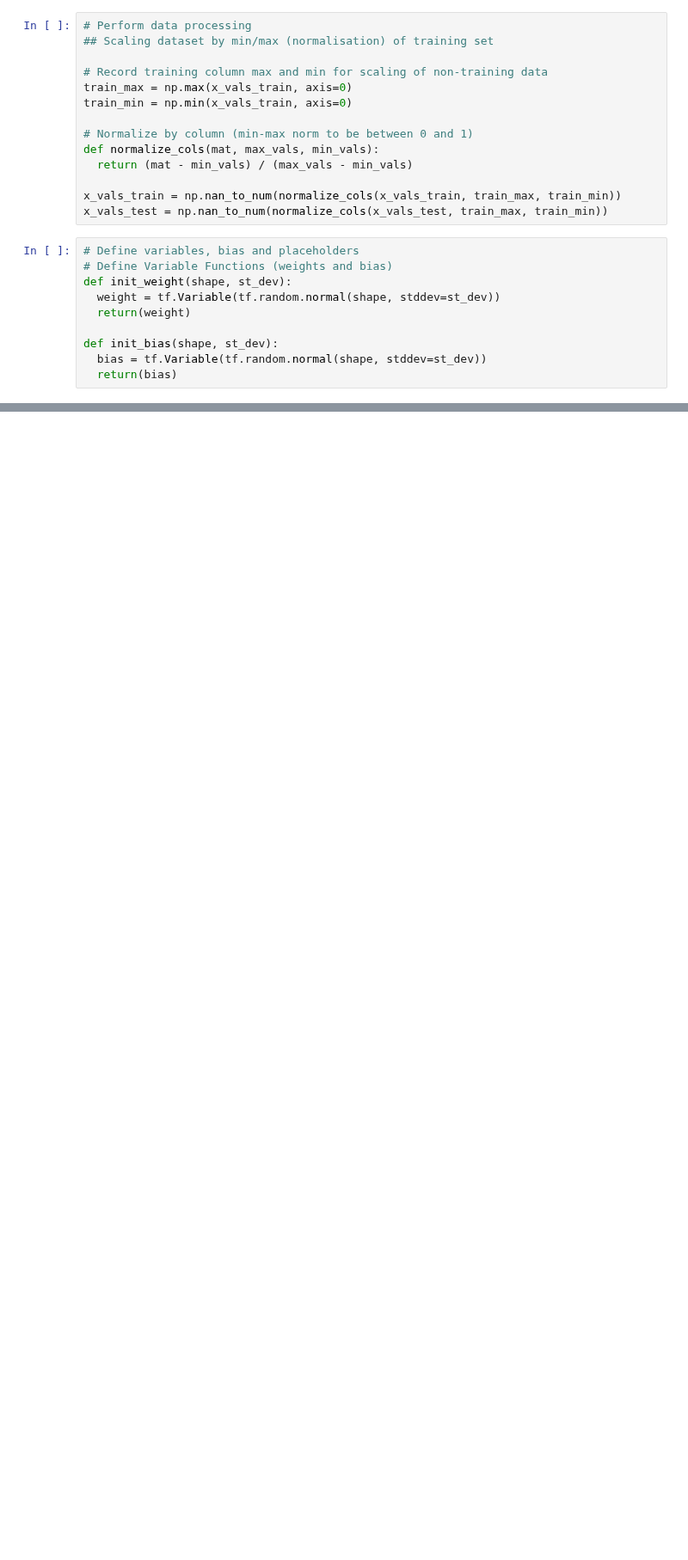
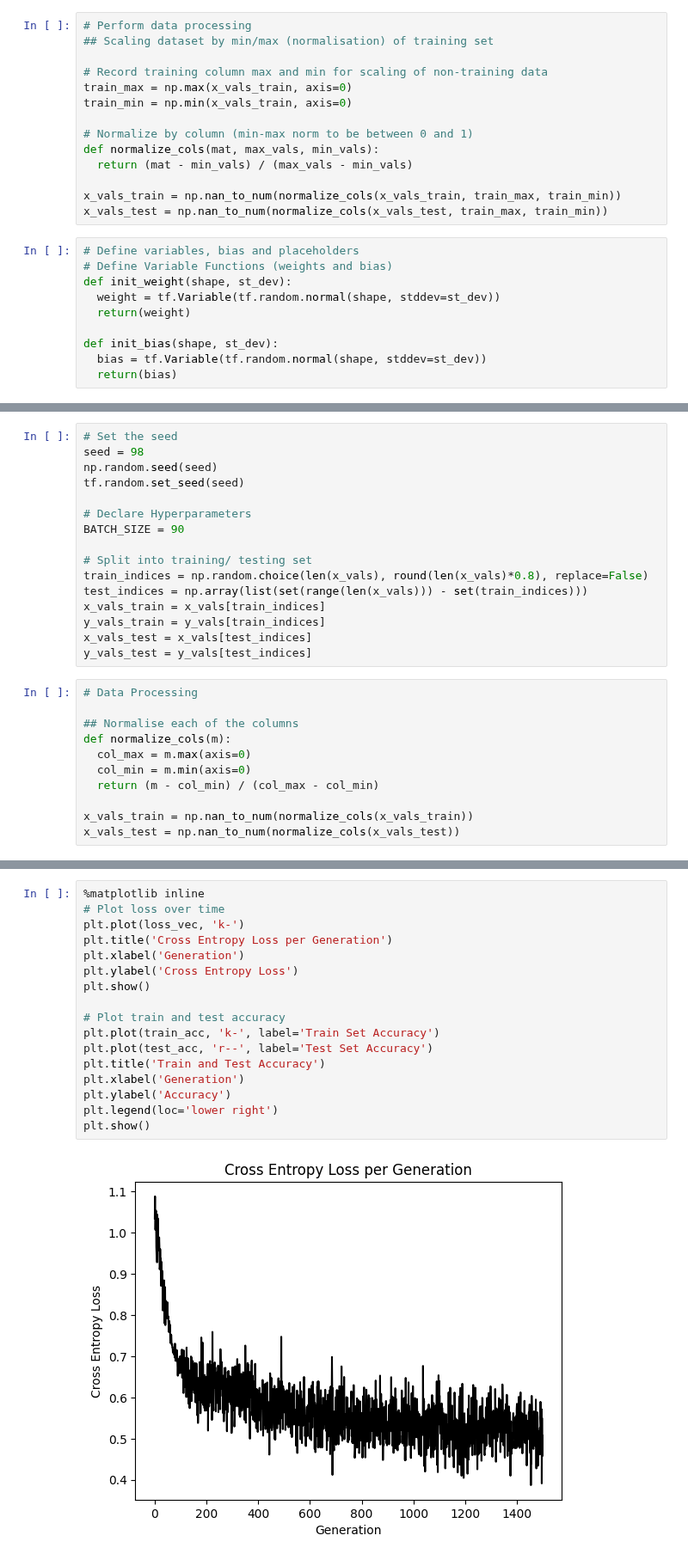
Before and after one commit to minimartzz/tensorflow-cookbook, a Jupyter notebook: ch6 neural networks/neural-network-models.ipynb, the cells around one changed output, grey strips where cells are left out. Shown at 86% size. Cells and saved outputs as stored; diff of their text form; blank space fills up the shorter version.

```diff
--- a/ch6 neural networks/neural-network-models.ipynb
+++ b/ch6 neural networks/neural-network-models.ipynb
@@ -156,0 +341,27 @@ Model: "multiple _layers_neural_network"
+# %%
+# Set the seed
+seed = 98
+np.random.seed(seed)
+tf.random.set_seed(seed)
+
+# Declare Hyperparameters
+BATCH_SIZE = 90
+
+# Split into training/ testing set
+train_indices = np.random.choice(len(x_vals), round(len(x_vals)*0.8), replace=False)
+test_indices = np.array(list(set(range(len(x_vals))) - set(train_indices)))
+x_vals_train = x_vals[train_indices]
+y_vals_train = y_vals[train_indices]
+x_vals_test = x_vals[test_indices]
+y_vals_test = y_vals[test_indices]
+# %%
+# Data Processing
+
+## Normalise each of the columns
+def normalize_cols(m):
+  col_max = m.max(axis=0)
+  col_min = m.min(axis=0)
+  return (m - col_min) / (col_max - col_min)
+
+x_vals_train = np.nan_to_num(normalize_cols(x_vals_train))
+x_vals_test = np.nan_to_num(normalize_cols(x_vals_test))
@@ -156,0 +514,19 @@ Model: "multiple _layers_neural_network"
+# %%
+%matplotlib inline
+# Plot loss over time
+plt.plot(loss_vec, 'k-')
+plt.title('Cross Entropy Loss per Generation')
+plt.xlabel('Generation')
+plt.ylabel('Cross Entropy Loss')
+plt.show()
+
+# Plot train and test accuracy
+plt.plot(train_acc, 'k-', label='Train Set Accuracy')
+plt.plot(test_acc, 'r--', label='Test Set Accuracy')
+plt.title('Train and Test Accuracy')
+plt.xlabel('Generation')
+plt.ylabel('Accuracy')
+plt.legend(loc='lower right')
+plt.show()
+# %% [output]
+[figure, added]
```
Also changed, not shown: parts of 23 cells of this notebook, 1 other file.
